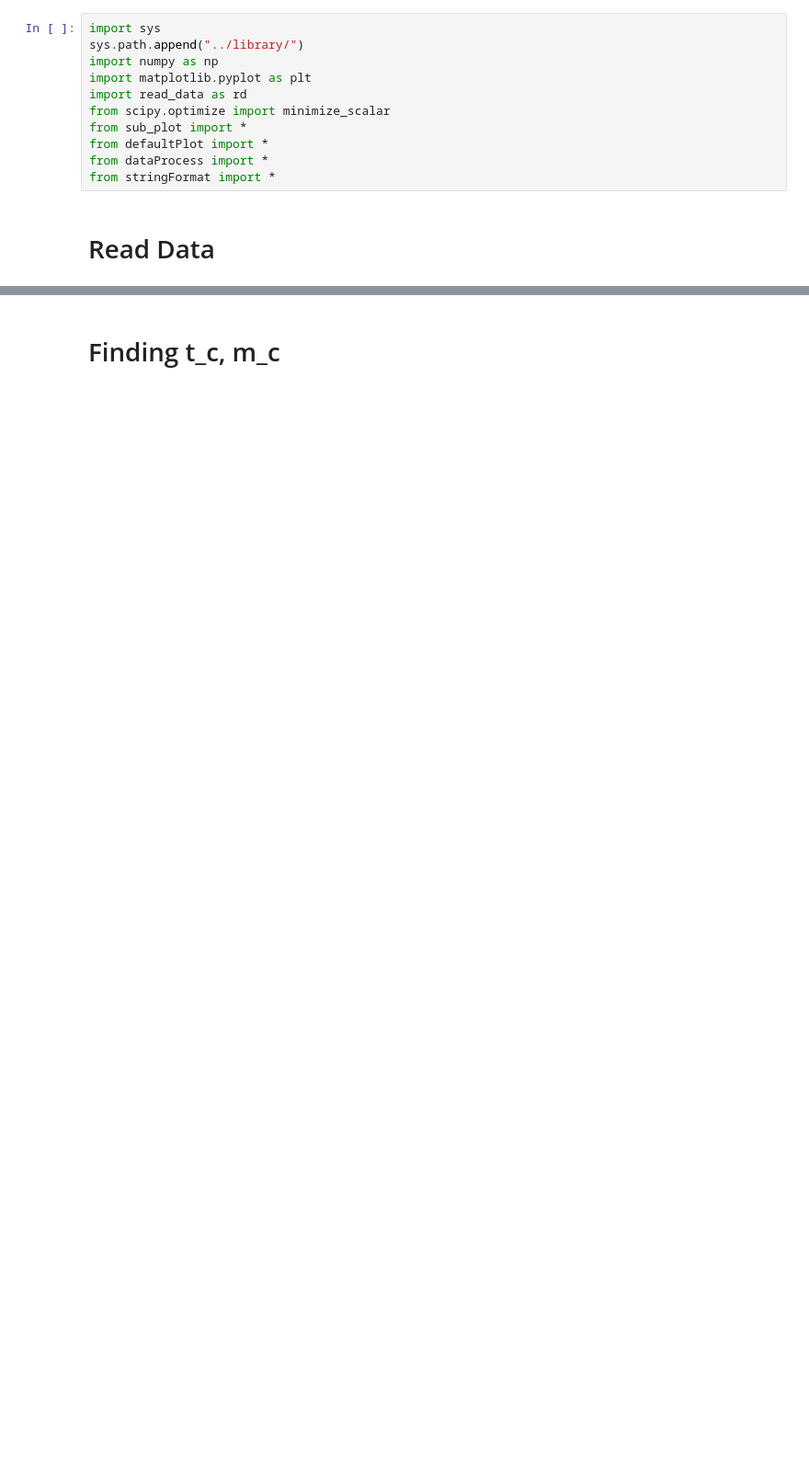
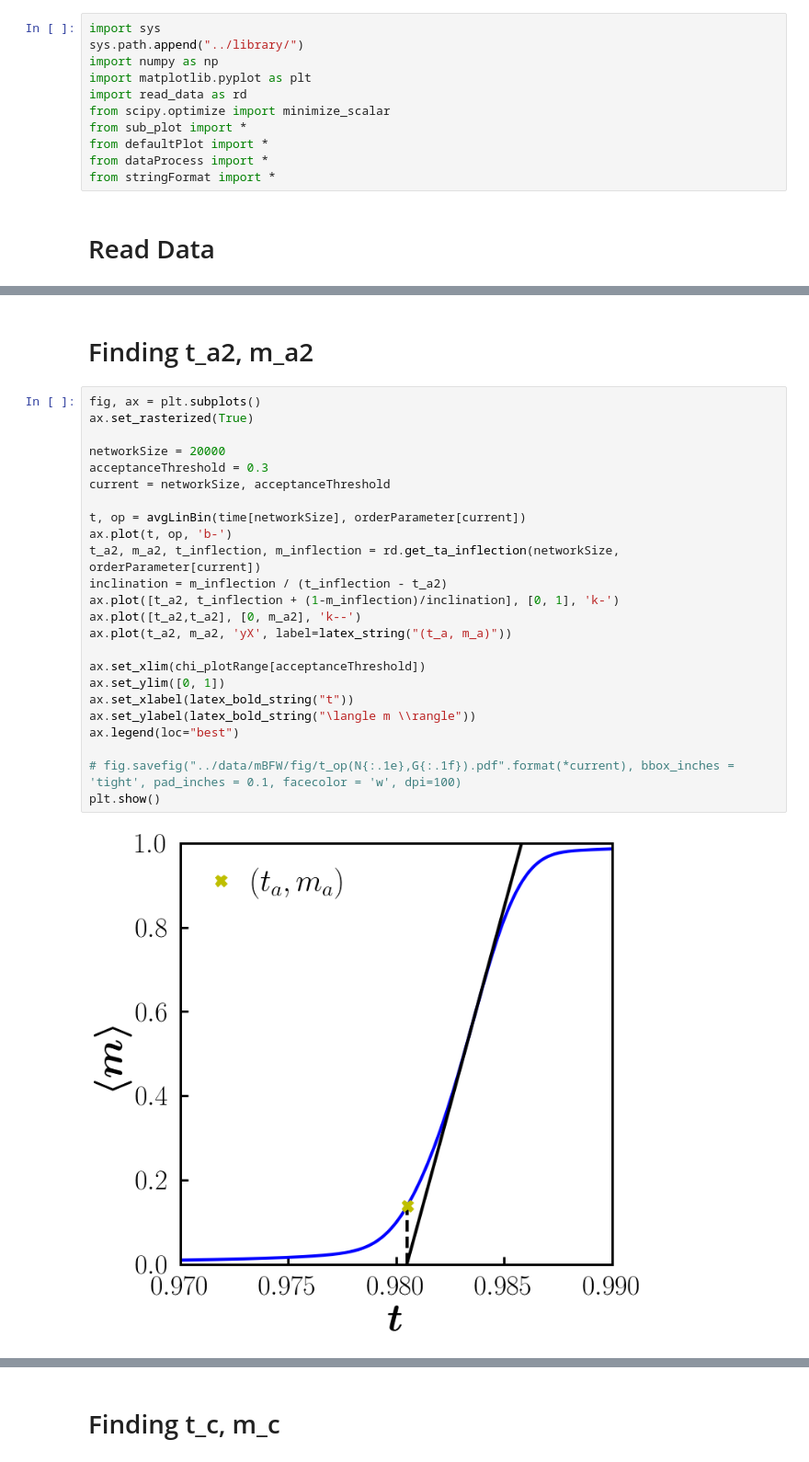
Before and after one commit to hoyunchoi/mBFW, a Jupyter notebook: main-plot.ipynb, the cells around one changed output, grey strips where cells are left out. Shown at 92% size. Drawn from its saved outputs; the diff is of its cells as text; blank space fills up the shorter version.

```diff
--- a/main-plot.ipynb
+++ b/main-plot.ipynb
@@ -103,0 +60,28 @@ for networkSize in [20000]:
+# %% [markdown]
+# Finding t_a2, m_a2
+# %%
+fig, ax = plt.subplots()
+ax.set_rasterized(True)
+
+networkSize = 20000
+acceptanceThreshold = 0.3
+current = networkSize, acceptanceThreshold
+
+t, op = avgLinBin(time[networkSize], orderParameter[current])
+ax.plot(t, op, 'b-')
+t_a2, m_a2, t_inflection, m_inflection = rd.get_ta_inflection(networkSize, orderParameter[current])
+inclination = m_inflection / (t_inflection - t_a2)
+ax.plot([t_a2, t_inflection + (1-m_inflection)/inclination], [0, 1], 'k-')
+ax.plot([t_a2,t_a2], [0, m_a2], 'k--')
+ax.plot(t_a2, m_a2, 'yX', label=latex_string("(t_a, m_a)"))
+
+ax.set_xlim(chi_plotRange[acceptanceThreshold])
+ax.set_ylim([0, 1])
+ax.set_xlabel(latex_bold_string("t"))
+ax.set_ylabel(latex_bold_string("\langle m \\rangle"))
+ax.legend(loc="best")
+
+# fig.savefig("../data/mBFW/fig/t_op(N{:.1e},G{:.1f}).pdf".format(*current), bbox_inches = 'tight', pad_inches = 0.1, facecolor = 'w', dpi=100)
+plt.show()
+# %% [output]
+[figure, added]
```
Also changed, not shown: parts of 8 cells of this notebook, 1 other file.
